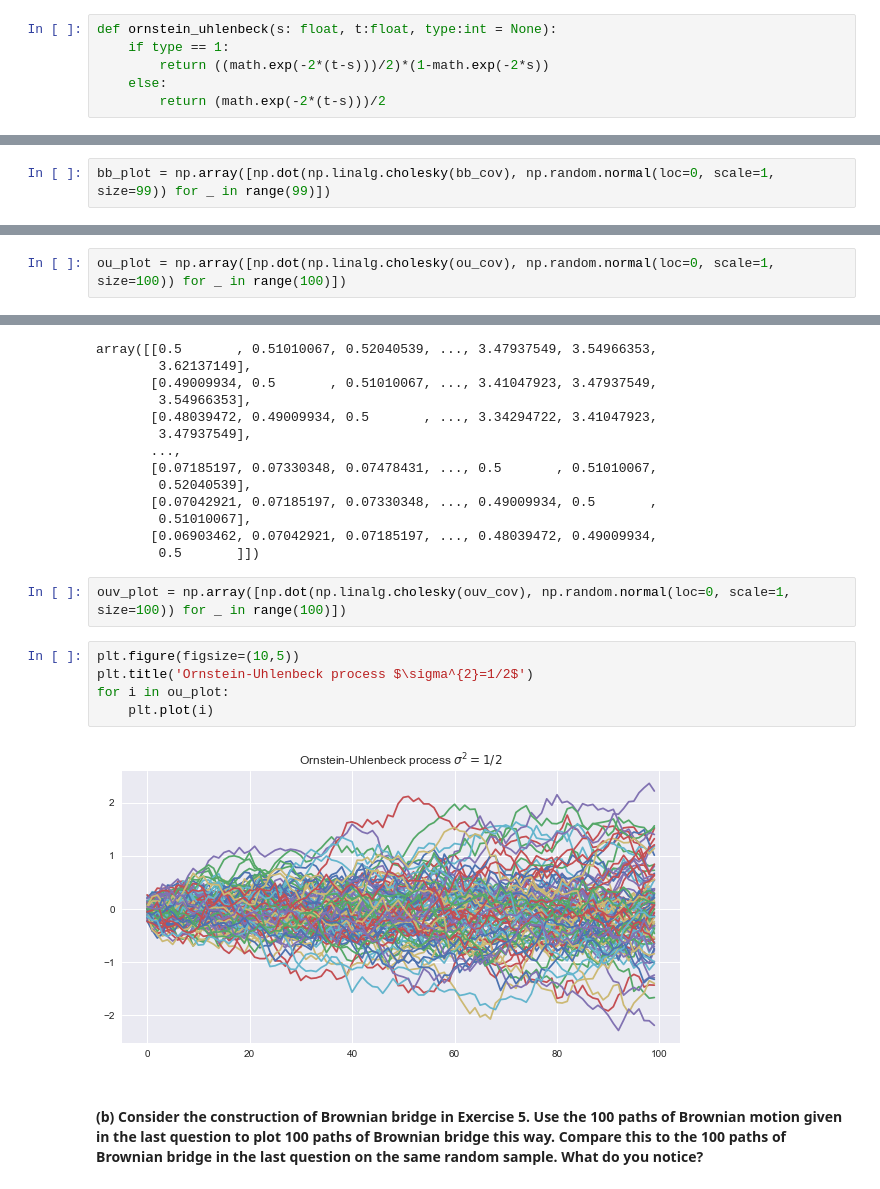
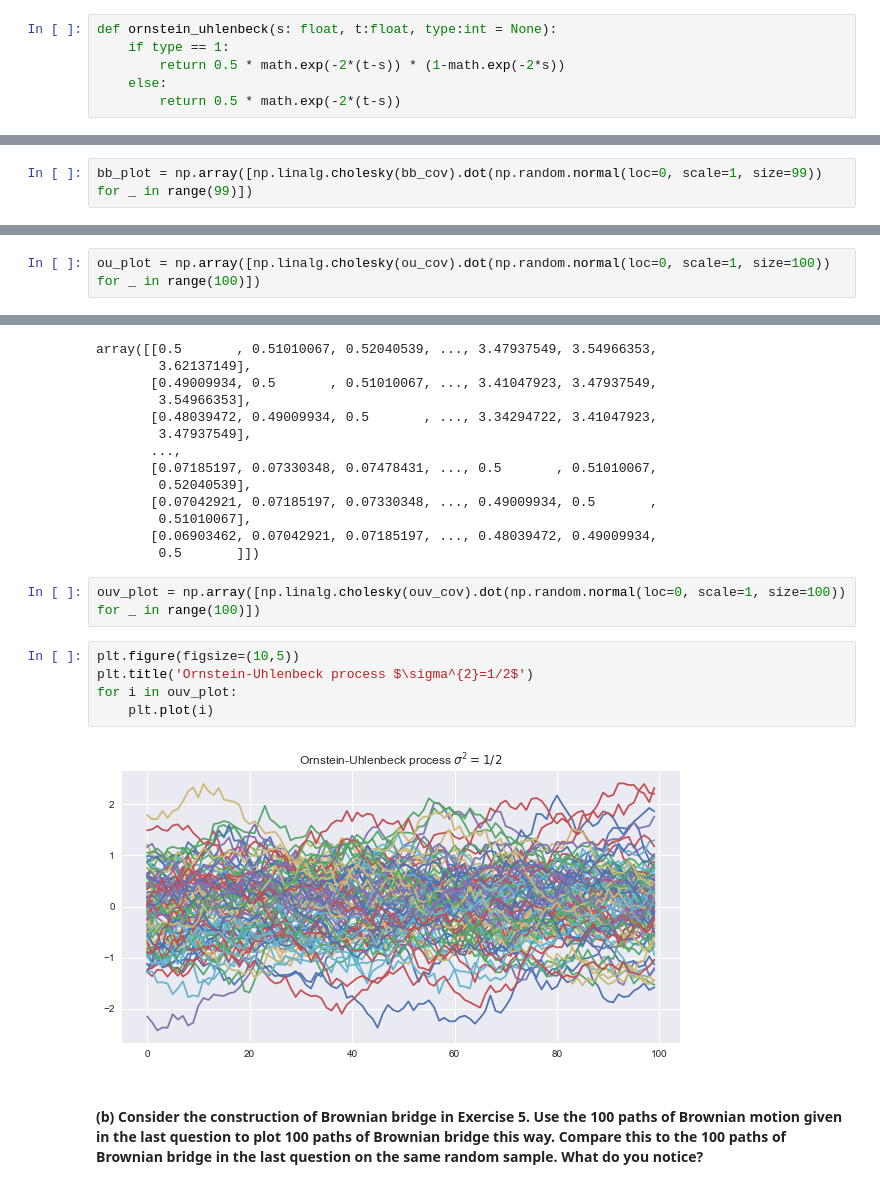
Before and after one commit to raj-rao-rr/MTH_5500, a Jupyter notebook: hw2_mth5500_rao_mahi_chernositov.ipynb, the cells around one changed output, grey strips where cells are left out. Cells and saved outputs as stored; diff of their text form.

```diff
--- a/hw2_mth5500_rao_mahi_chernositov.ipynb
+++ b/hw2_mth5500_rao_mahi_chernositov.ipynb
@@ -31,9 +31,9 @@ def brownian_b(s: float, t: float):
 # %%
 def ornstein_uhlenbeck(s: float, t:float, type:int = None):
     if type == 1:
-        return ((math.exp(-2*(t-s)))/2)*(1-math.exp(-2*s))
+        return 0.5 * math.exp(-2*(t-s)) * (1-math.exp(-2*s))
     else:
-        return (math.exp(-2*(t-s)))/2
+        return 0.5 * math.exp(-2*(t-s))
 # %% [markdown]
 ### Brownian motion
 # %%
@@ -72,7 +72,7 @@ array([[0.0099, 0.0098, 0.0097, ..., 0.0003, 0.0002, 0.0001],
        [0.0002, 0.0004, 0.0006, ..., 0.0194, 0.0196, 0.0098],
        [0.0001, 0.0002, 0.0003, ..., 0.0097, 0.0098, 0.0099]])
 # %%
-bb_plot = np.array([np.dot(np.linalg.cholesky(bb_cov), np.random.normal(loc=0, scale=1, size=99)) for _ in range(99)])
+bb_plot = np.array([np.linalg.cholesky(bb_cov).dot(np.random.normal(loc=0, scale=1, size=99)) for _ in range(99)])
 # %%
 plt.figure(figsize=(10,5))
 plt.title('Brownian Bridge')
@@ -101,7 +101,7 @@ array([[9.90066335e-03, 2.00013334e-02, 3.03060504e-02, ...,
        [1.36697704e-03, 2.76156884e-03, 4.18433327e-03, ...,
         4.12727078e-01, 4.22431695e-01, 4.32332358e-01]])
 # %%
-ou_plot = np.array([np.dot(np.linalg.cholesky(ou_cov), np.random.normal(loc=0, scale=1, size=100)) for _ in range(100)])
+ou_plot = np.array([np.linalg.cholesky(ou_cov).dot(np.random.normal(loc=0, scale=1, size=100)) for _ in range(100)])
 # %%
 plt.figure(figsize=(10,5))
 plt.title('Ornstein-Uhlenbeck process')
@@ -130,14 +130,14 @@ array([[0.5       , 0.51010067, 0.52040539, ..., 3.47937549, 3.54966353,
        [0.06903462, 0.07042921, 0.07185197, ..., 0.48039472, 0.49009934,
         0.5       ]])
 # %%
-ouv_plot = np.array([np.dot(np.linalg.cholesky(ouv_cov), np.random.normal(loc=0, scale=1, size=100)) for _ in range(100)])
+ouv_plot = np.array([np.linalg.cholesky(ouv_cov).dot(np.random.normal(loc=0, scale=1, size=100)) for _ in range(100)])
 # %%
 plt.figure(figsize=(10,5))
 plt.title('Ornstein-Uhlenbeck process $\sigma^{2}=1/2$')
-for i in ou_plot:
+for i in ouv_plot:
     plt.plot(i)
 # %% [output]
-[figure, old version]
+[figure, new version]
 # %% [markdown]
 #### (b) Consider the construction of Brownian bridge in Exercise 5. Use the 100 paths of Brownian motion given in the last question to plot 100 paths of Brownian bridge this way. Compare this to the 100 paths of Brownian bridge in the last question on the same random sample. What do you notice?
 # %%
```
Also changed, not shown: parts of 5 cells of this notebook.
